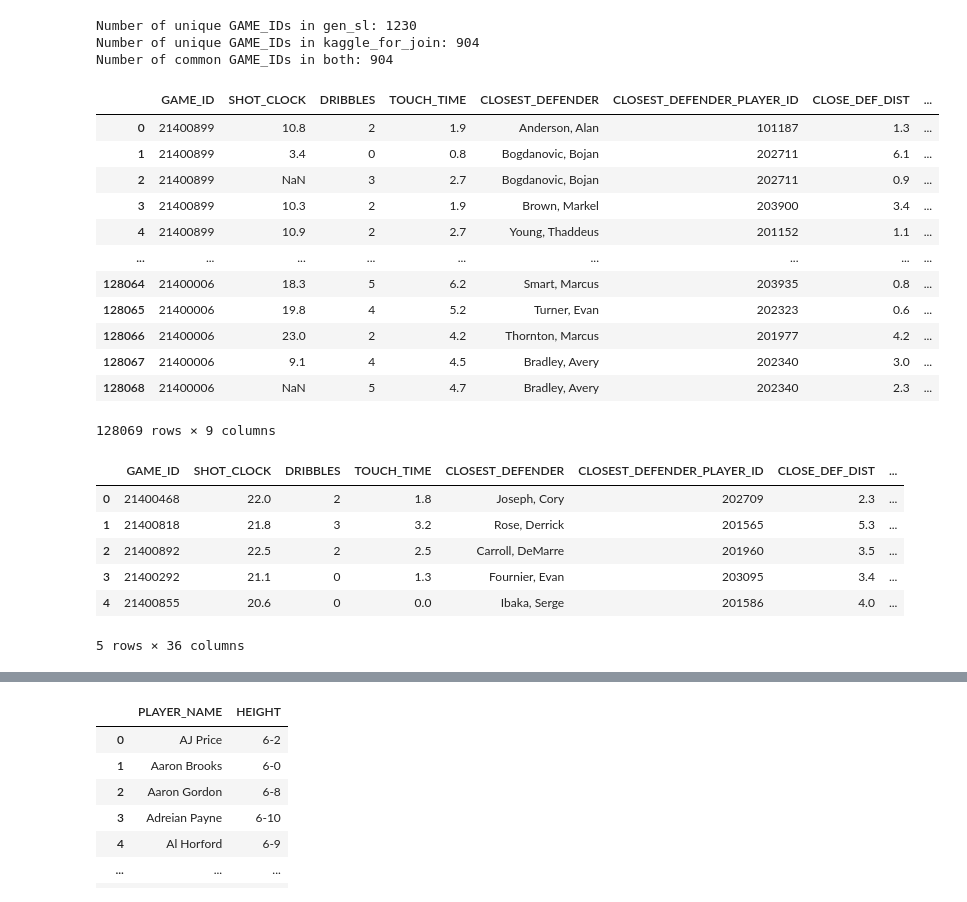
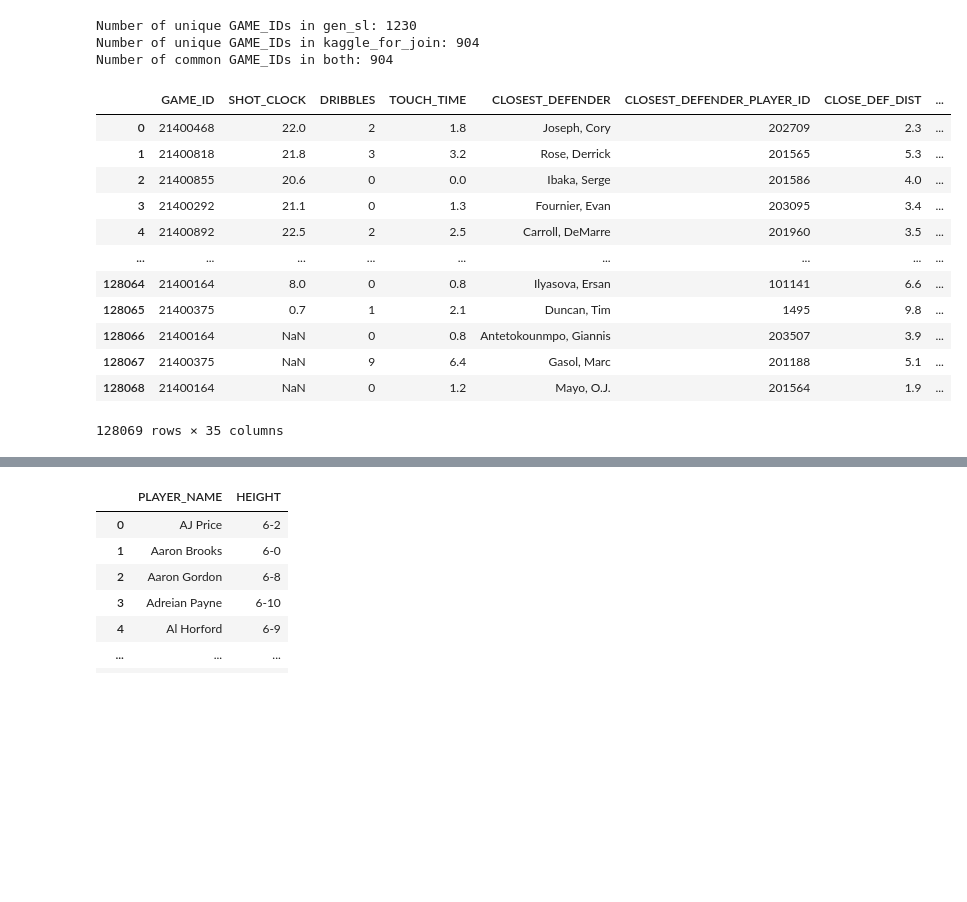
Before and after one commit to BigBabik/Shotpred, a Jupyter notebook: notebooks/dataworks.ipynb, the cells around one changed output, grey strips where cells are left out. Cells and saved outputs as stored; diff of their text form; code cells hidden in the pictures; blank space fills up the shorter version.

```diff
--- a/notebooks/dataworks.ipynb
+++ b/notebooks/dataworks.ipynb
@@ -80,19 +71,3 @@ kg = kaggle_for_join.sort_values(by='ABS_TIME').reset_index(drop=True)
-# %%
-kaggle_for_join
-# %% [output]
-|  | GAME_ID | SHOT_CLOCK | DRIBBLES | TOUCH_TIME | CLOSEST_DEFENDER | CLOSEST_DEFENDER_PLAYER_ID | CLOSE_DEF_DIST | ... |
-| 0 | 21400899 | 10.8 | 2 | 1.9 | Anderson, Alan | 101187 | 1.3 | ... |
-| 1 | 21400899 | 3.4 | 0 | 0.8 | Bogdanovic, Bojan | 202711 | 6.1 | ... |
-| 2 | 21400899 | NaN | 3 | 2.7 | Bogdanovic, Bojan | 202711 | 0.9 | ... |
-| 3 | 21400899 | 10.3 | 2 | 1.9 | Brown, Markel | 203900 | 3.4 | ... |
-| 4 | 21400899 | 10.9 | 2 | 2.7 | Young, Thaddeus | 201152 | 1.1 | ... |
-| ... | ... | ... | ... | ... | ... | ... | ... | ... |
-| 128064 | 21400006 | 18.3 | 5 | 6.2 | Smart, Marcus | 203935 | 0.8 | ... |
-| 128065 | 21400006 | 19.8 | 4 | 5.2 | Turner, Evan | 202323 | 0.6 | ... |
-| 128066 | 21400006 | 23.0 | 2 | 4.2 | Thornton, Marcus | 201977 | 4.2 | ... |
-| 128067 | 21400006 | 9.1 | 4 | 4.5 | Bradley, Avery | 202340 | 3.0 | ... |
-| 128068 | 21400006 | NaN | 5 | 4.7 | Bradley, Avery | 202340 | 2.3 | ... |
-128069 rows × 9 columns
 # %%
 kaggle_for_join = kaggle_for_join.sort_values(by=['absolute_game_time']).reset_index(drop=True)
 # %%
@@ -101,15 +76,21 @@ gen_sl['gen_sl_time_copy'] = gen_sl['absolute_game_time']
 # %%
 merged = pd.merge_asof(kaggle_for_join, gen_sl, on='absolute_game_time',left_by=['player_id', 'GAME_ID'], right_by=['PLAYER_ID', 'GAME_ID'],  direction='nearest', suffixes=['_kaggle', '_shot_logs'], tolerance=5) #,left_by=['player_id', 'GAME_ID'], right_by=['PLAYER_ID', 'GAME_ID'],
 # %%
-merged.head()
+merged
 # %% [output]
 |  | GAME_ID | SHOT_CLOCK | DRIBBLES | TOUCH_TIME | CLOSEST_DEFENDER | CLOSEST_DEFENDER_PLAYER_ID | CLOSE_DEF_DIST | ... |
 | 0 | 21400468 | 22.0 | 2 | 1.8 | Joseph, Cory | 202709 | 2.3 | ... |
 | 1 | 21400818 | 21.8 | 3 | 3.2 | Rose, Derrick | 201565 | 5.3 | ... |
-| 2 | 21400892 | 22.5 | 2 | 2.5 | Carroll, DeMarre | 201960 | 3.5 | ... |
+| 2 | 21400855 | 20.6 | 0 | 0.0 | Ibaka, Serge | 201586 | 4.0 | ... |
 | 3 | 21400292 | 21.1 | 0 | 1.3 | Fournier, Evan | 203095 | 3.4 | ... |
-| 4 | 21400855 | 20.6 | 0 | 0.0 | Ibaka, Serge | 201586 | 4.0 | ... |
+| 4 | 21400892 | 22.5 | 2 | 2.5 | Carroll, DeMarre | 201960 | 3.5 | ... |
+| ... | ... | ... | ... | ... | ... | ... | ... | ... |
+| 128064 | 21400164 | 8.0 | 0 | 0.8 | Ilyasova, Ersan | 101141 | 6.6 | ... |
+| 128065 | 21400375 | 0.7 | 1 | 2.1 | Duncan, Tim | 1495 | 9.8 | ... |
+| 128066 | 21400164 | NaN | 0 | 0.8 | Antetokounmpo, Giannis | 203507 | 3.9 | ... |
+| 128067 | 21400375 | NaN | 9 | 6.4 | Gasol, Marc | 201188 | 5.1 | ... |
+| 128068 | 21400164 | NaN | 0 | 1.2 | Mayo, O.J. | 201564 | 1.9 | ... |
-5 rows × 36 columns
+128069 rows × 35 columns
 # %%
 not_merged = merged[merged.gen_sl_time_copy.isna()]
 # %%
```
Also changed, not shown: parts of 29 cells of this notebook.
